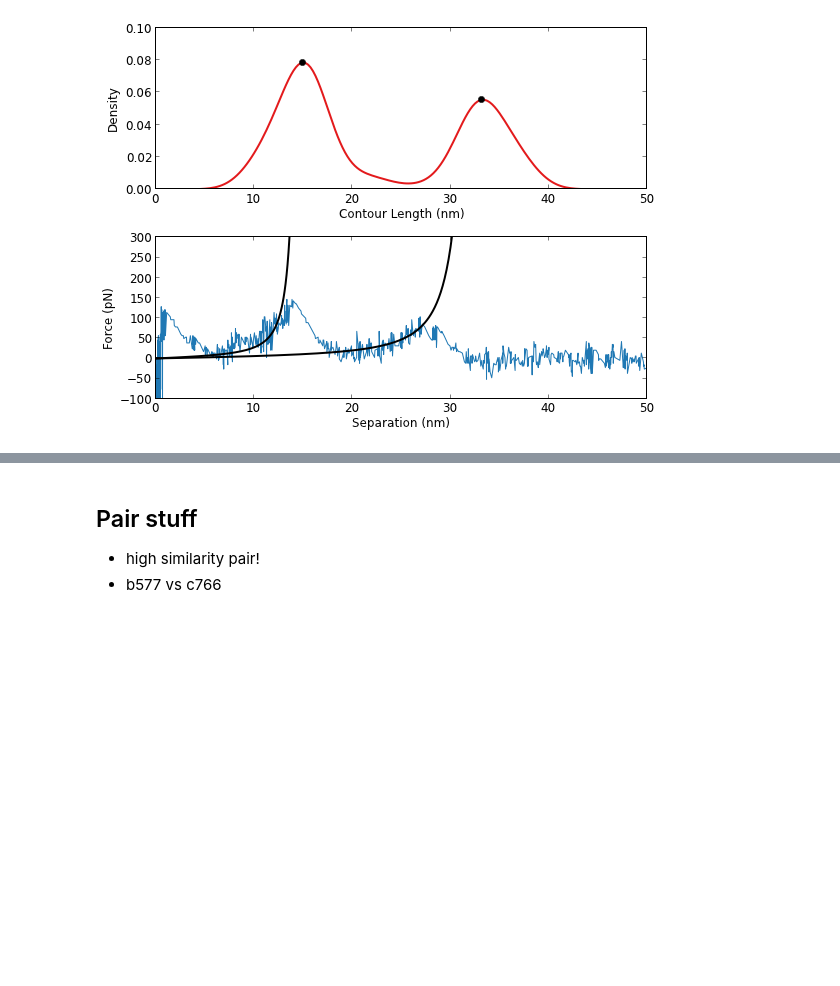
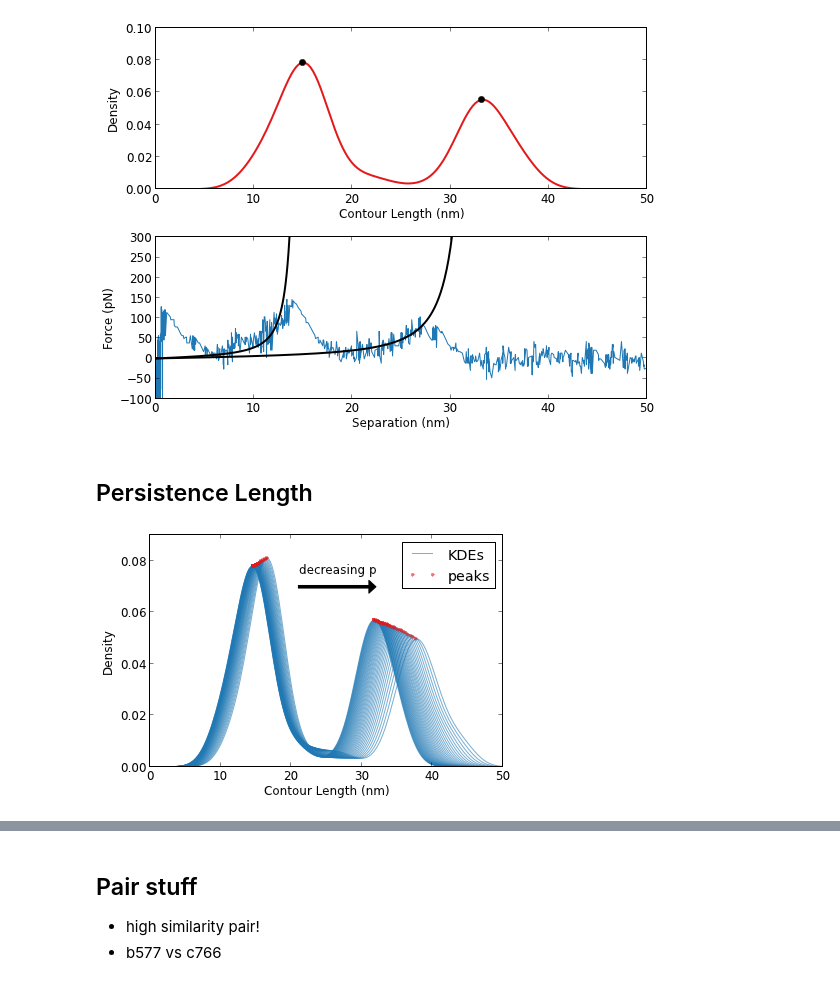
Before and after one commit to hilaryjoyce/smfs-data-analysis, a Jupyter notebook: Thesis figures.ipynb, the cells around one changed output, grey strips where cells are left out. Saved outputs shown, nothing was run; the diff lists cells and outputs as text; code cells hidden in the pictures; blank space fills up the shorter version.

```diff
--- a/Thesis figures.ipynb
+++ b/Thesis figures.ipynb
@@ -597,2 +599,34 @@ savefig('%swlc_peak_both_spaces.pdf' % fig_folder)
 # %% [output]
 [figure]
+# %% [markdown]
+## Persistence Length
+# %%
+persistence_length = arange(0.2,0.61, 0.01)
+lc_d_list = []
+peak_x_list = []
+peak_y_list = []
+for p in persistence_length:
+    lc_list = trans.calcLc(tss_lim, force_lim, p = p)
+    lc_d = kd.kernelDensity(lc_list, max_x=100, delta=0.01)
+    peak_x, peak_y = findPeaks(lc_d[0], lc_d[1])
+    peak_x_list.append(peak_x)
+    peak_y_list.append(peak_y)
+    lc_d_list.append(lc_d)
+# %%
+figsize(6,4)
+for lc_d in lc_d_list:
+    p1, = plot(lc_d[0], lc_d[1], '-', color=cpool[0], alpha=0.6)
+for [peak_x, peak_y] in zip(peak_x_list, peak_y_list):
+    for [x, y] in zip(peak_x, peak_y):
+        p2, = plot(x, y, '.', color=cpool[1], alpha=0.6)
+arrow(21, 0.07, 10, 0, fc="k", ec="k", head_width=0.005, head_length=1)
+text(21.2, 0.075, 'decreasing p', size=12)
+xlim(0, 50)
+legend([p1, p2], ['KDEs', 'peaks'])
+xlabel("Contour Length (nm)")
+ylabel("Density")
+yticks(arange(0, 0.1, 0.02))
+tight_layout()
+savefig('%sp_effects_on_KDE.pdf' % fig_folder)
+# %% [output]
+[figure, added]
```
Also changed, not shown: parts of 29 cells of this notebook, 7 other files.
